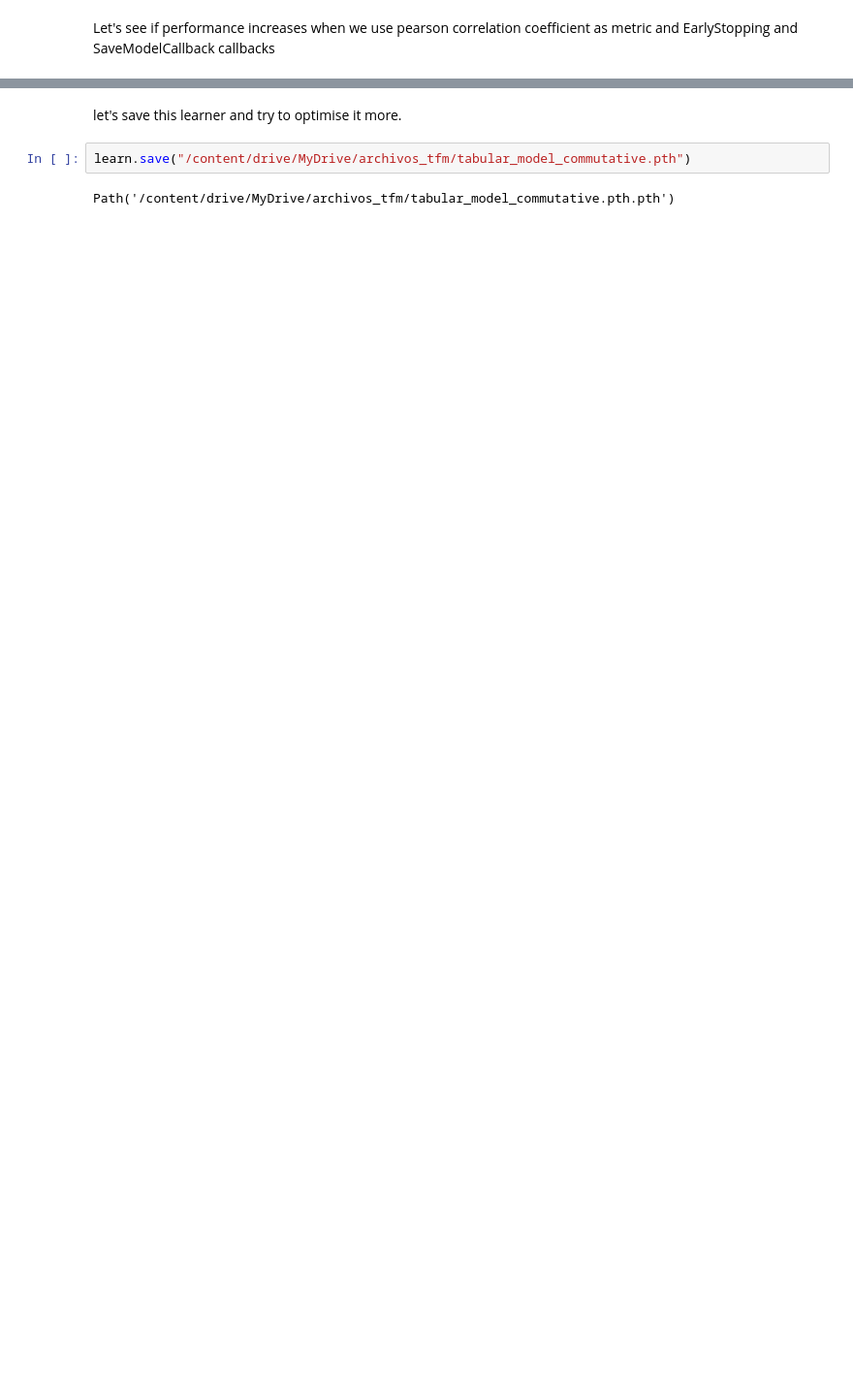
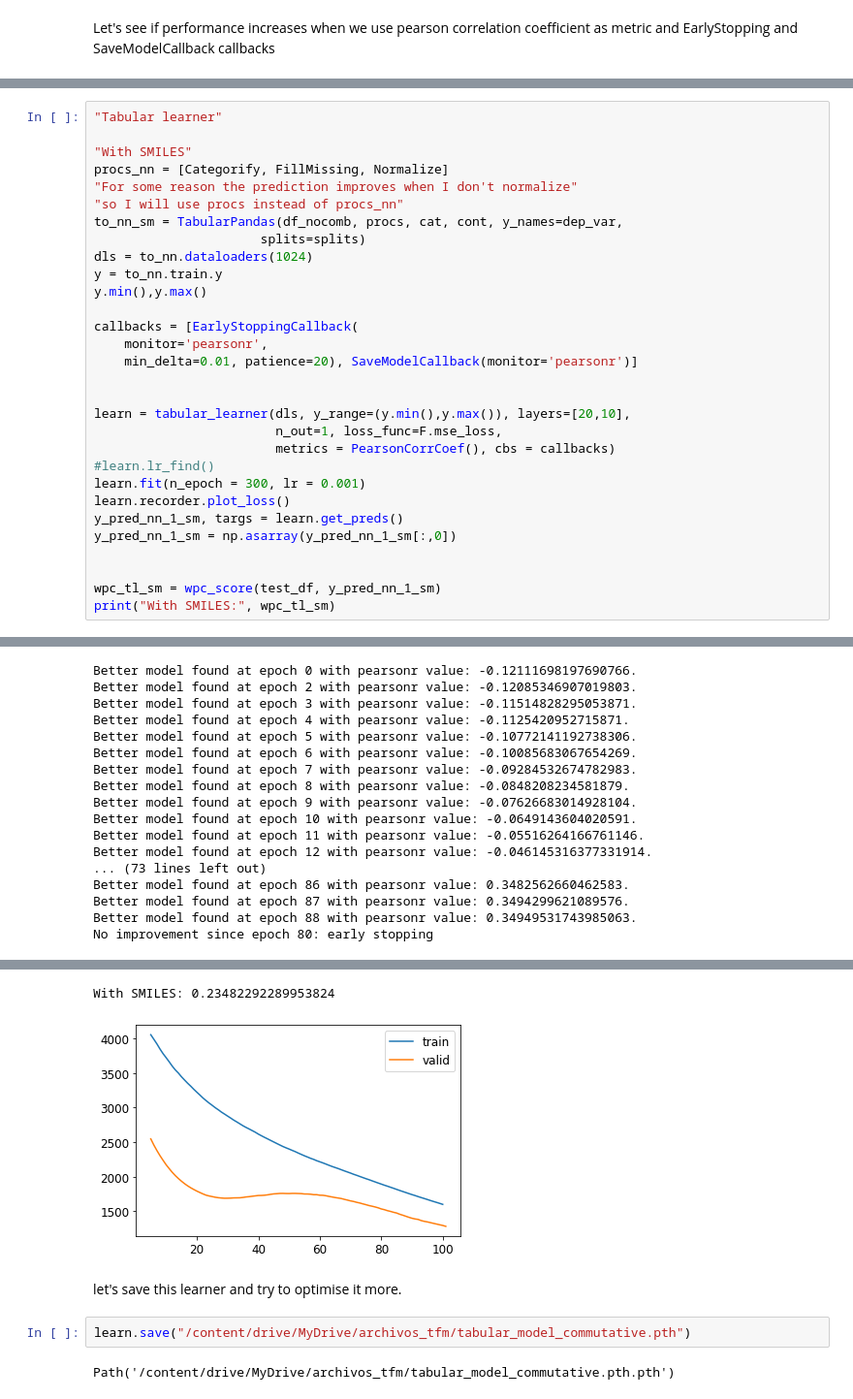
Before and after one commit to edmanft/cat_drug_synergy, a Jupyter notebook: fingerprints_without_training_pipeline.ipynb, the cells around one changed output, grey strips where cells are left out. Shown at 97% size. Drawn from its saved outputs; the diff is of its cells as text; blank space fills up the shorter version.

```diff
--- a/fingerprints_without_training_pipeline.ipynb
+++ b/fingerprints_without_training_pipeline.ipynb
@@ -1010,0 +1097,31 @@ wpc_score(test_df, y_pred_nn_1)
+# %%
+"Tabular learner"
+
+"With SMILES"
+procs_nn = [Categorify, FillMissing, Normalize]
+"For some reason the prediction improves when I don't normalize"
+"so I will use procs instead of procs_nn"
+to_nn_sm = TabularPandas(df_nocomb, procs, cat, cont, y_names=dep_var,
+                      splits=splits)
+dls = to_nn.dataloaders(1024)
+y = to_nn.train.y
+y.min(),y.max()
+
+callbacks = [EarlyStoppingCallback(
+    monitor='pearsonr',
+    min_delta=0.01, patience=20), SaveModelCallback(monitor='pearsonr')]
+
+
+learn = tabular_learner(dls, y_range=(y.min(),y.max()), layers=[20,10],
+                        n_out=1, loss_func=F.mse_loss,
+                        metrics = PearsonCorrCoef(), cbs = callbacks)
+#learn.lr_find()
+learn.fit(n_epoch = 300, lr = 0.001)
+learn.recorder.plot_loss()
+y_pred_nn_1_sm, targs = learn.get_preds()
+y_pred_nn_1_sm = np.asarray(y_pred_nn_1_sm[:,0])
+
+
+wpc_tl_sm = wpc_score(test_df, y_pred_nn_1_sm)
+print("With SMILES:", wpc_tl_sm)
+# %% [output]
@@ -1010,0 +1145,17 @@ wpc_score(test_df, y_pred_nn_1)
+Better model found at epoch 0 with pearsonr value: -0.12111698197690766.
+Better model found at epoch 2 with pearsonr value: -0.12085346907019803.
+Better model found at epoch 3 with pearsonr value: -0.11514828295053871.
+Better model found at epoch 4 with pearsonr value: -0.1125420952715871.
+Better model found at epoch 5 with pearsonr value: -0.10772141192738306.
+Better model found at epoch 6 with pearsonr value: -0.10085683067654269.
+Better model found at epoch 7 with pearsonr value: -0.09284532674782983.
+Better model found at epoch 8 with pearsonr value: -0.0848208234581879.
+Better model found at epoch 9 with pearsonr value: -0.07626683014928104.
+Better model found at epoch 10 with pearsonr value: -0.0649143604020591.
+Better model found at epoch 11 with pearsonr value: -0.05516264166761146.
+Better model found at epoch 12 with pearsonr value: -0.046145316377331914.
+... (73 lines left out)
+Better model found at epoch 86 with pearsonr value: 0.3482562660462583.
+Better model found at epoch 87 with pearsonr value: 0.3494299621089576.
+Better model found at epoch 88 with pearsonr value: 0.34949531743985063.
+No improvement since epoch 80: early stopping
@@ -1011,3 +1163,5 @@ wpc_score(test_df, y_pred_nn_1)
+With SMILES: 0.23482292289953824
+[figure, added]
 # %% [markdown]
 let's save this learner and try to optimise it more.
 # %%
```
Also changed, not shown: parts of 41 cells of this notebook.
